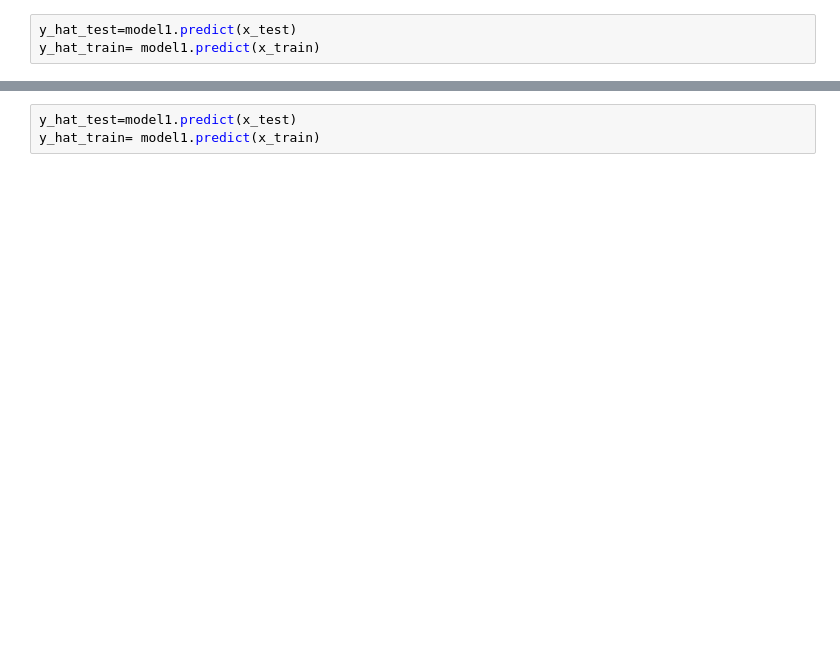
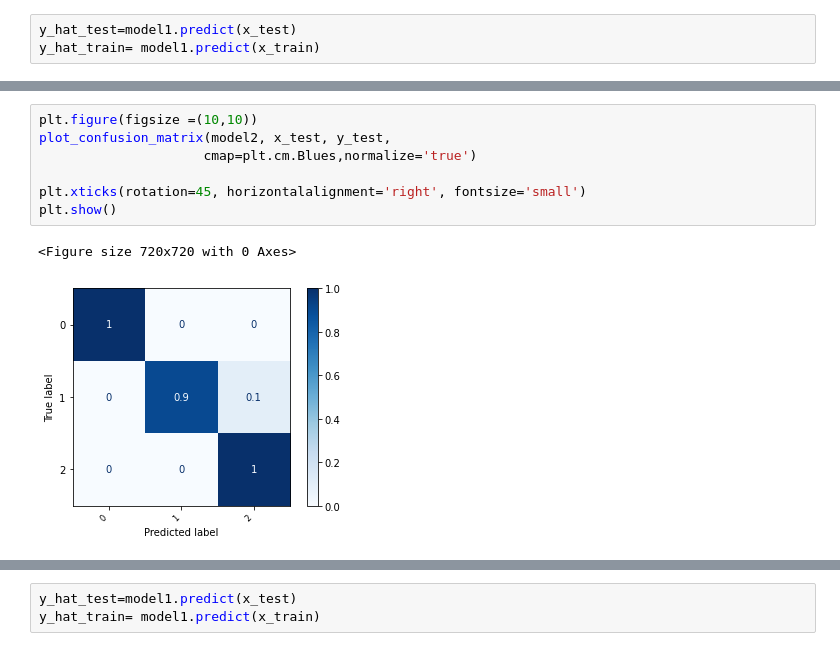
Before and after one commit to Alshohatee/ML_Iris_dataset, a Jupyter notebook: Iris_data_set.ipynb, the cells around one changed output, grey strips where cells are left out. Cells and saved outputs as stored; diff of their text form; blank space fills up the shorter version.

```diff
--- a/Iris_data_set.ipynb
+++ b/Iris_data_set.ipynb
@@ -248,0 +280,10 @@ accuracy_score(y_train, y_hat_train)
+# %%
+plt.figure(figsize =(10,10))
+plot_confusion_matrix(model2, x_test, y_test,
+                     cmap=plt.cm.Blues,normalize='true')
+
+plt.xticks(rotation=45, horizontalalignment='right', fontsize='small')
+plt.show()
+# %% [output]
+<Figure size 720x720 with 0 Axes>
+[figure, added]
```
Also changed, not shown: parts of 43 cells of this notebook.
